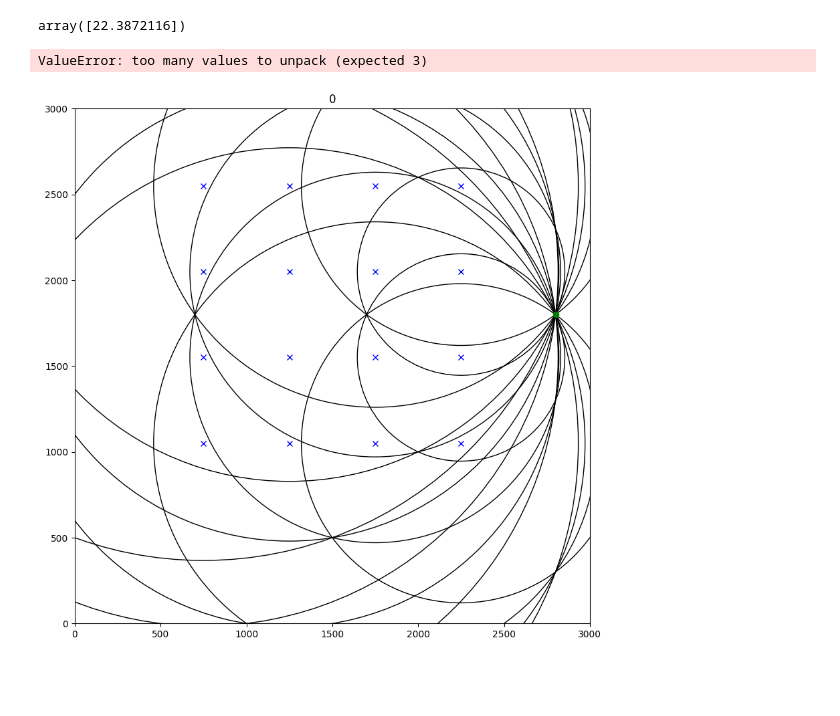
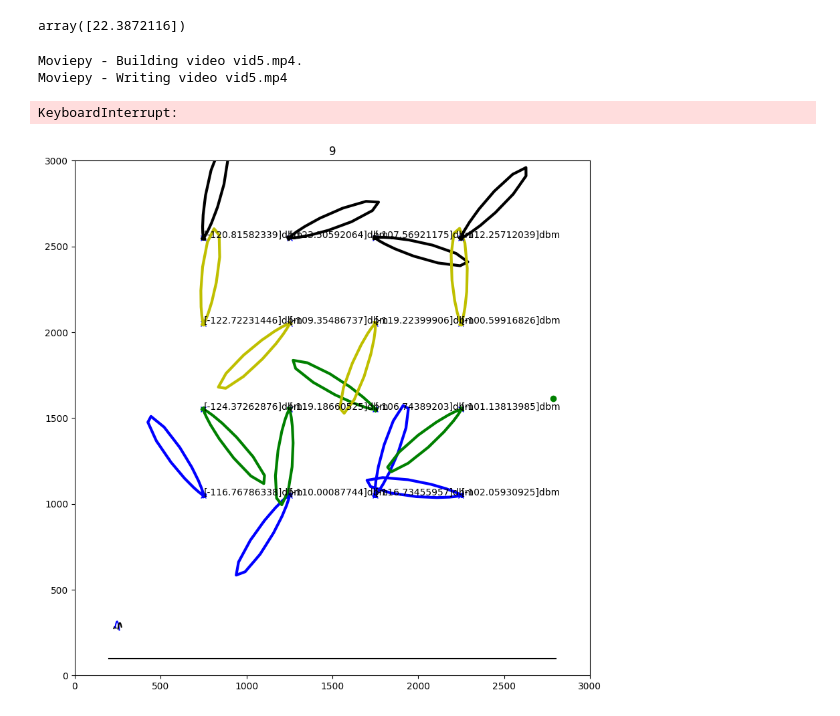
Before and after one commit to Aplefen1/BeeTrackingDiss, a Jupyter notebook: Experiments and Models/Demo Antenna.ipynb, the cells around one changed output. Cells and saved outputs as stored; diff of their text form; code cells hidden in the pictures; blank space fills up the shorter version.

```diff
--- a/Experiments and Models/Demo Antenna.ipynb
+++ b/Experiments and Models/Demo Antenna.ipynb
@@ -66,12 +66,14 @@ array([22.3872116])
 # %%
 #pip install moviepy
 #pip install ffmpeg --upgrade
-m = Model('omni',np.linspace(750,2250,4),np.linspace(1050,2550,4))
+m = Model('yagi',np.linspace(750,2250,4),np.linspace(1050,2550,4))
 #m.transmitters = [m.transmitters[0],m.transmitters[3]]
-m.makemovie('vid1.mp4')
+m.makemovie('vid5.mp4')
 # %% [output]
-ValueError: too many values to unpack (expected 3)
+Moviepy - Building video vid5.mp4.
+Moviepy - Writing video vid5.mp4
+KeyboardInterrupt:
-[figure, old version]
+[figure, new version]
 # %%
 #pip install moviepy
 #pip install ffmpeg --upgrade
```
Also changed, not shown: parts of 4 cells of this notebook, 7 other files.
